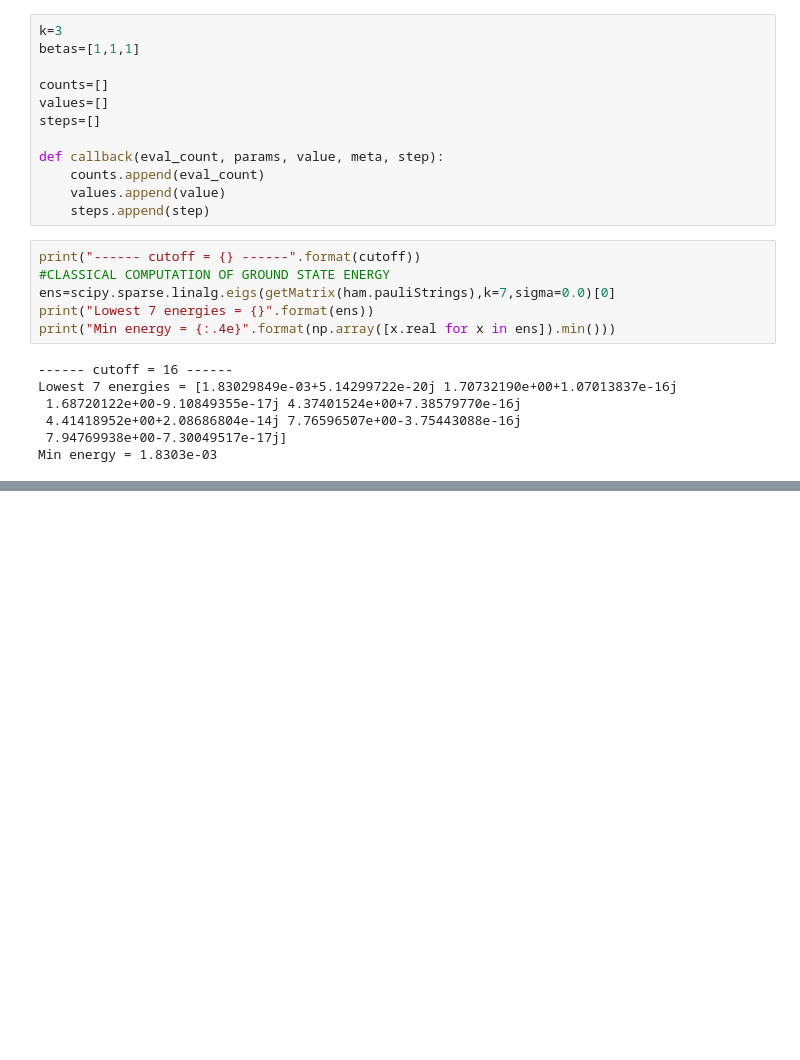
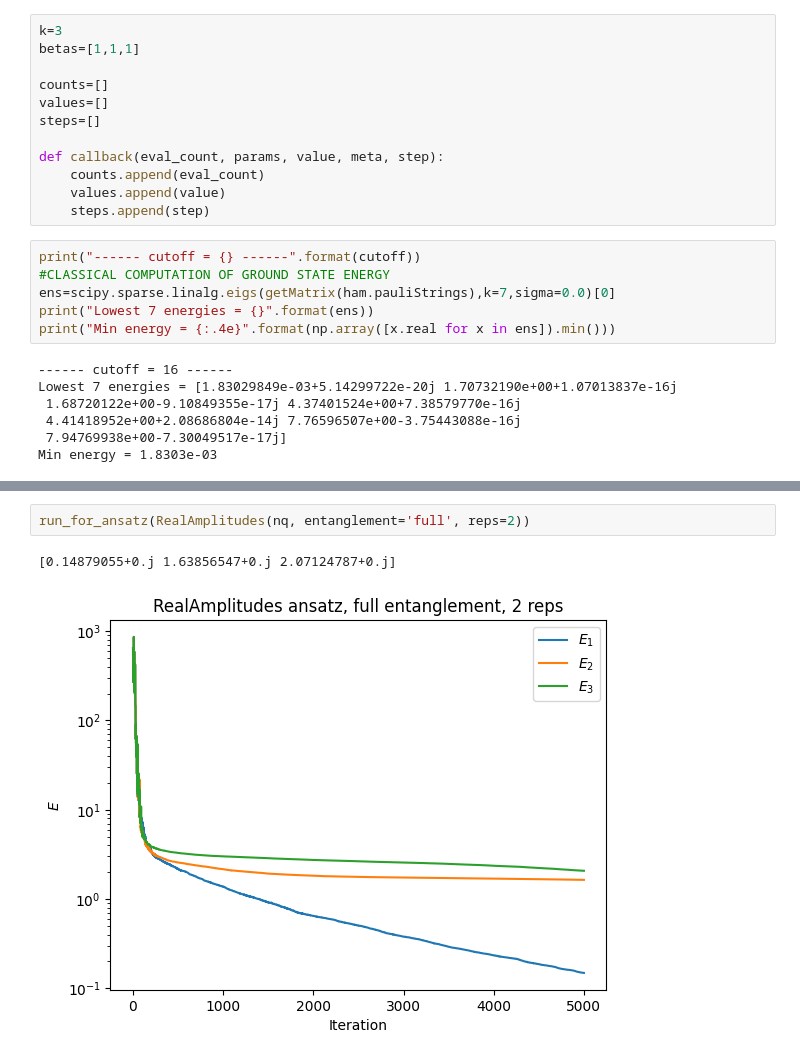
Before and after one commit to chrisculver/SUSY_QuantumComputing, a Jupyter notebook: production/vqd_aho_l16.ipynb, the cells around one changed output, grey strips where cells are left out. Cells and saved outputs as stored; diff of their text form; blank space fills up the shorter version.

```diff
--- a/production/vqd_aho_l16.ipynb
+++ b/production/vqd_aho_l16.ipynb
@@ -139,0 +183,5 @@ plt.legend(loc='upper right')
+# %%
+run_for_ansatz(RealAmplitudes(nq, entanglement='full', reps=2))
+# %% [output]
+[0.14879055+0.j 1.63856547+0.j 2.07124787+0.j]
+[figure, added]
```
Also changed, not shown: parts of 15 cells of this notebook.
